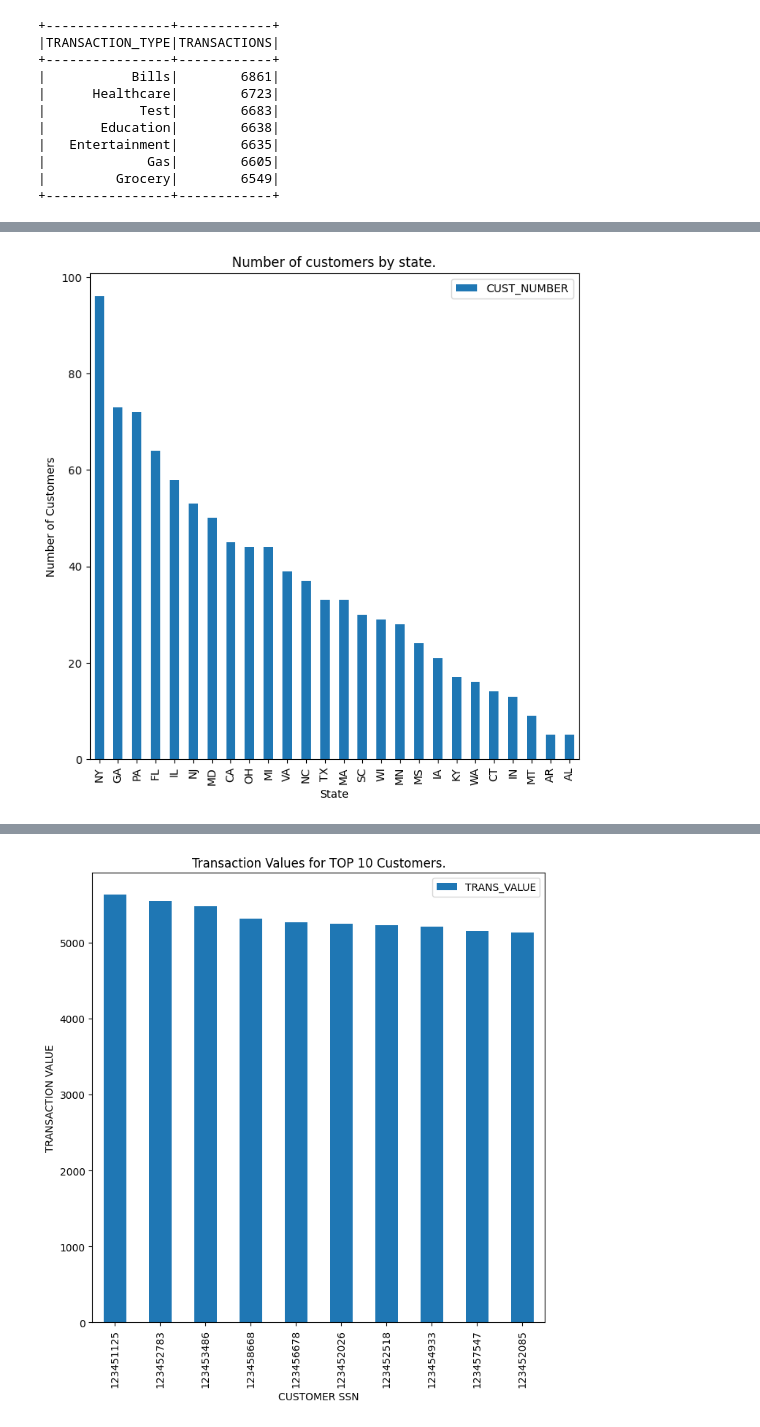
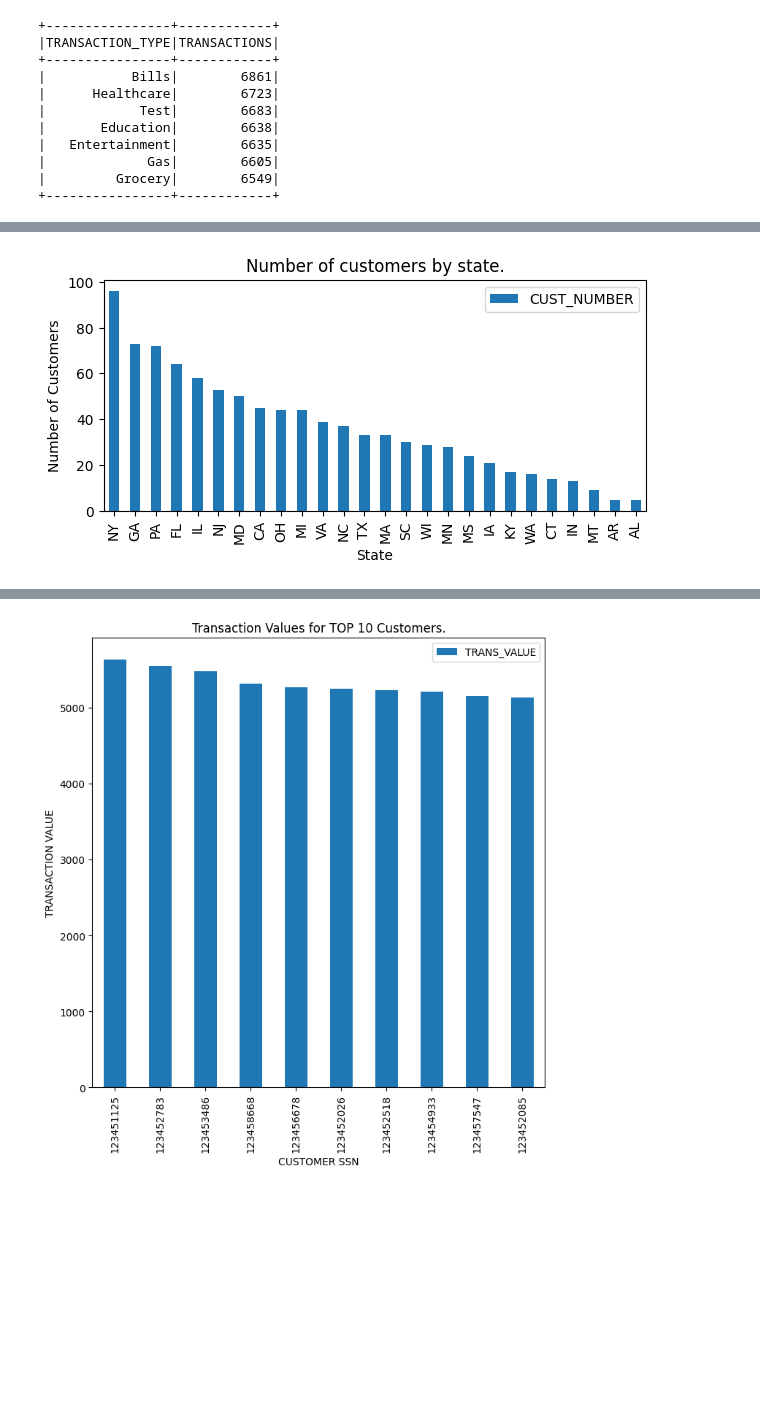
Before and after one commit to gunelmurad/Perscholas_Capstone_Project, a Jupyter notebook: src/3_Data_Analysis_Visualization.ipynb, the cells around one changed output, grey strips where cells are left out. Saved outputs shown, nothing was run; the diff lists cells and outputs as text; code cells hidden in the pictures; blank space fills up the shorter version.

```diff
--- a/src/3_Data_Analysis_Visualization.ipynb
+++ b/src/3_Data_Analysis_Visualization.ipynb
@@ -76,13 +76,13 @@ sp_sqlQuery.show()
 only showing top 20 rows
 # %%
 sql_df = sp_sqlQuery.toPandas()
-sql_df.plot(kind='bar', x='CUST_STATE', y='CUST_NUMBER', figsize=(8,8))
+sql_df.plot(kind='bar', x='CUST_STATE', y='CUST_NUMBER', figsize=(7,3))
 plt.title('Number of customers by state.')
 plt.xlabel('State')
 plt.ylabel('Number of Customers')
 plt.show()
 # %% [output]
-[figure, old version]
+[figure, new version]
 # %%
 # Find and plot the sum of all transactions for the top 10 customers,
 # and which customer has the highest transaction amount. hint(use CUST_SSN).
```
Also changed, not shown: parts of 1 cell of this notebook, 9 other files.
